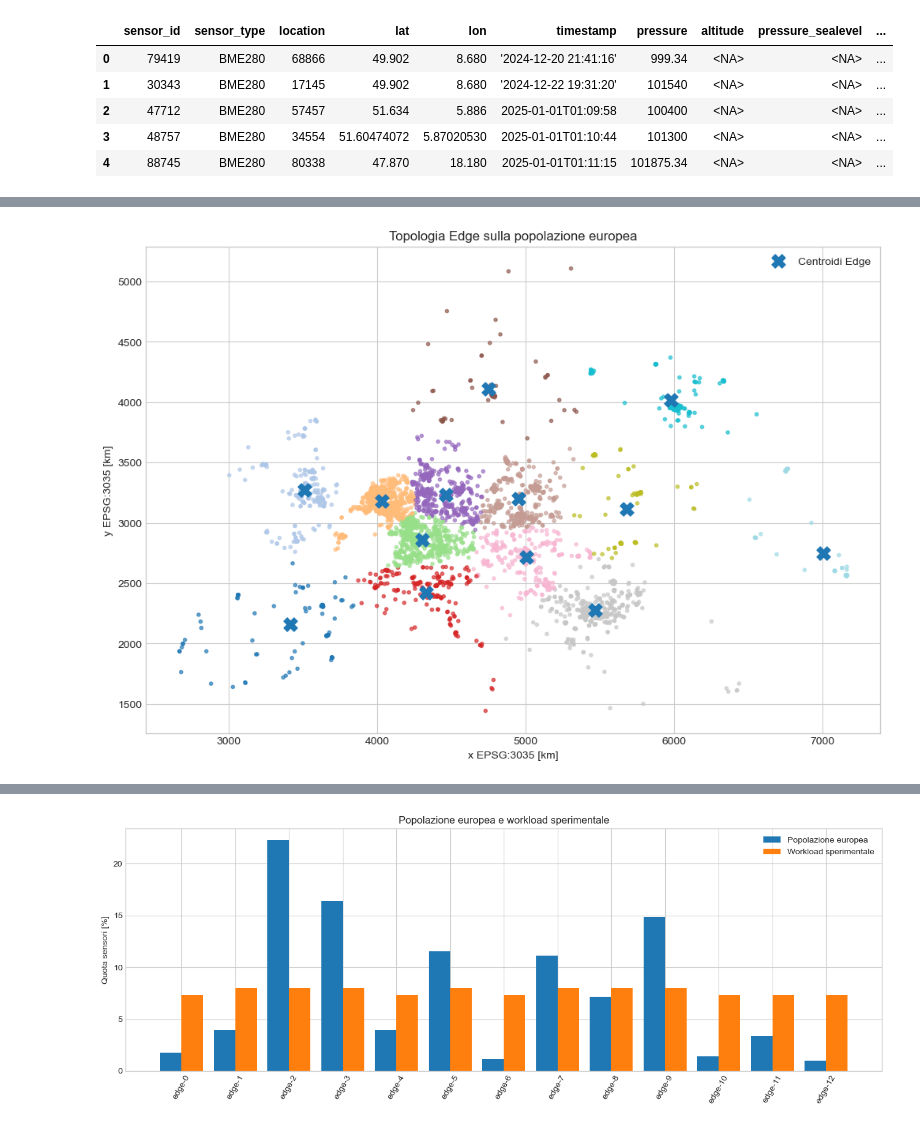
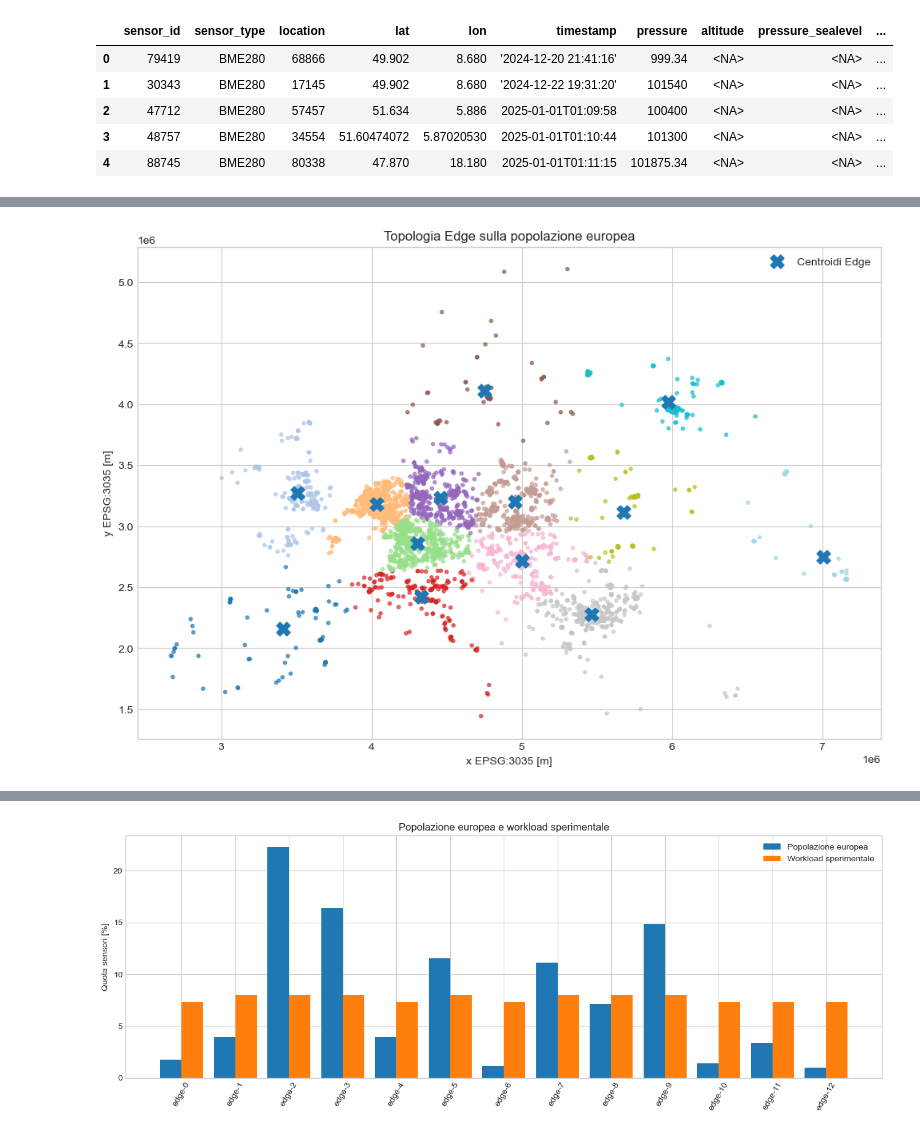
Before and after one commit to AleVassa00/continuum-simulator, a Jupyter notebook: notebooks/01_bme280_architecture_eda.ipynb, the cells around one changed output, grey strips where cells are left out. Drawn from its saved outputs; the diff is of its cells as text; code cells hidden in the pictures.

```diff
--- a/notebooks/01_bme280_architecture_eda.ipynb
+++ b/notebooks/01_bme280_architecture_eda.ipynb
@@ -1103,16 +1032,15 @@ stable_labels, stable_centroids = (
 # %%
 edge_centroids = pd.DataFrame({
-    'edge_cluster': np.arange(selected_k_edge),
-
+    'edge_cluster': np.arange(
+        selected_k_edge
+    ),
     'edge_id': [
         f'edge-{edge}'
         for edge in range(selected_k_edge)
     ],
-
-    'centroid_x_km': stable_centroids[:, 0],
-    'centroid_y_km': stable_centroids[:, 1],
+    'centroid_x_m': stable_centroids[:, 0],
+    'centroid_y_m': stable_centroids[:, 1],
 })
-
 
 europe_topology = europe_population.copy()
 
@@ -1123,27 +1051,5 @@ europe_topology['edge_id'] = [
     for edge in stable_labels
 ]
 
-europe_topology['distance_to_edge_km'] = (
-    np.linalg.norm(
-        edge_features
-        - stable_centroids[stable_labels],
-        axis=1,
-    )
-)
-
-
-# Valore neutro richiesto temporaneamente
-# dal parser Go corrente.
-UNASSIGNED_MACROAREA_ID = 'none'
-
-europe_topology['macroarea_id'] = (
-    UNASSIGNED_MACROAREA_ID
-)
-
-
-assert len(europe_topology) == len(europe_population)
-assert europe_topology['sensor_id'].is_unique
-assert europe_topology['edge_id'].notna().all()
-
 europe_topology.head()
 # %% [output]
@@ -1247,37 +1063,37 @@ edge_population_summary
 fig, ax = plt.subplots(
     figsize=(12, 8)
 )
 
 cmap = plt.get_cmap(
     'tab20',
     selected_k_edge,
 )
 
 ax.scatter(
-    europe_topology['x_km'],
-    europe_topology['y_km'],
+    europe_topology['x_m'],
+    europe_topology['y_m'],
     c=europe_topology['edge_cluster'],
     cmap=cmap,
     s=9,
     alpha=0.65,
 )
 
 ax.scatter(
-    edge_centroids['centroid_x_km'],
-    edge_centroids['centroid_y_km'],
+    edge_centroids['centroid_x_m'],
+    edge_centroids['centroid_y_m'],
     marker='X',
     s=150,
     label='Centroidi Edge',
 )
 
 ax.set(
-    xlabel='x EPSG:3035 [km]',
-    ylabel='y EPSG:3035 [km]',
+    xlabel='x EPSG:3035 [m]',
+    ylabel='y EPSG:3035 [m]',
     title='Topologia Edge sulla popolazione europea',
 )
 
 ax.legend()
 
 plt.show()
 # %% [output]
-[figure, old version]
+[figure, new version]
```
Also changed, not shown: parts of 71 cells of this notebook, 46 other files.
